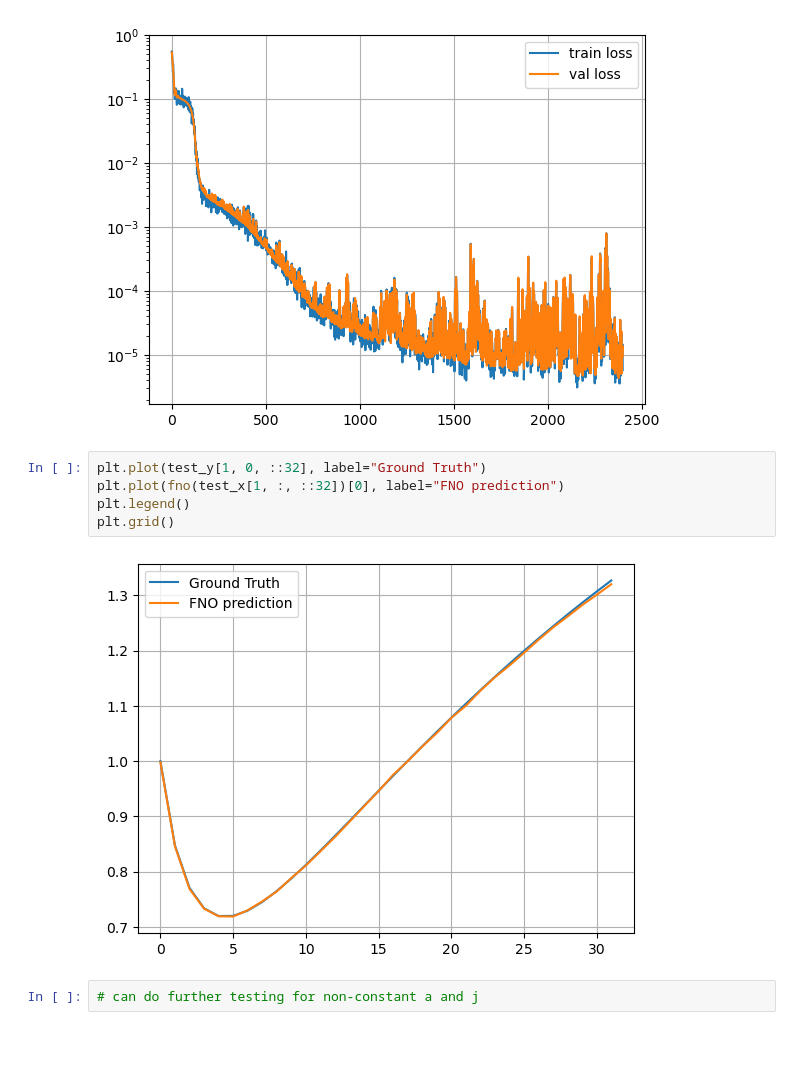
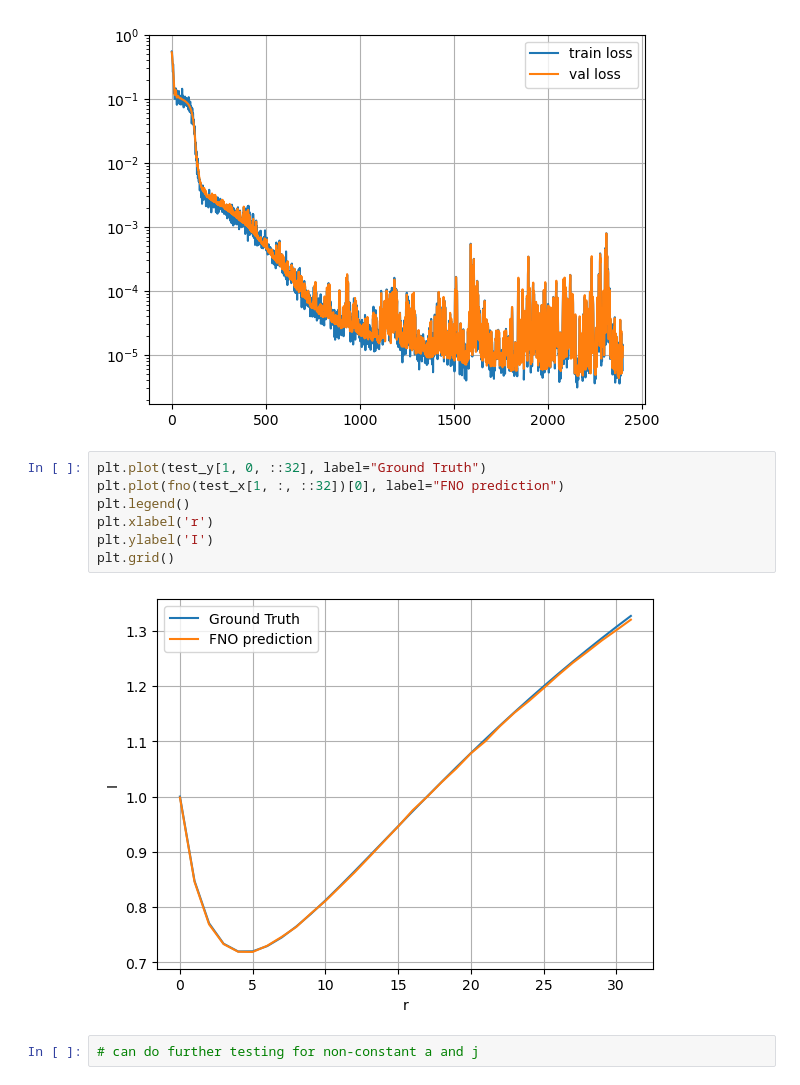
Before and after one commit to RuneRost/RadiativeTransfer, a Jupyter notebook: FNO_spherical_symmetry_RTE.ipynb, the cells around one changed output. Saved outputs shown, nothing was run; the diff lists cells and outputs as text; blank space fills up the shorter version.

Commit message:
added axis labels to plot

```diff
--- a/FNO_spherical_symmetry_RTE.ipynb
+++ b/FNO_spherical_symmetry_RTE.ipynb
@@ -336,9 +336,11 @@ plt.grid()
 # %%
 plt.plot(test_y[1, 0, ::32], label="Ground Truth")
 plt.plot(fno(test_x[1, :, ::32])[0], label="FNO prediction")
 plt.legend()
+plt.xlabel('r')
+plt.ylabel('I')
 plt.grid()
 # %% [output]
-[figure, old version]
+[figure, new version]
 # %%
 # can do further testing for non-constant a and j
```
